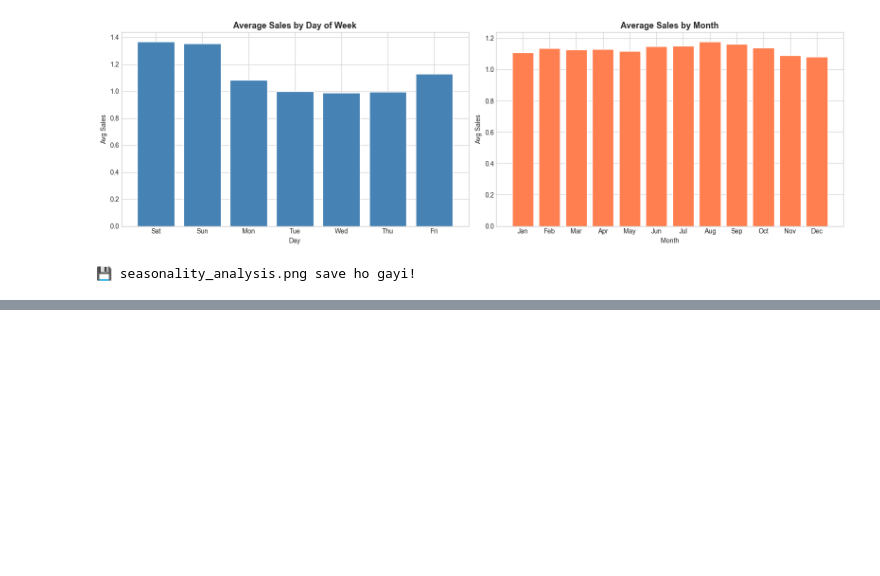
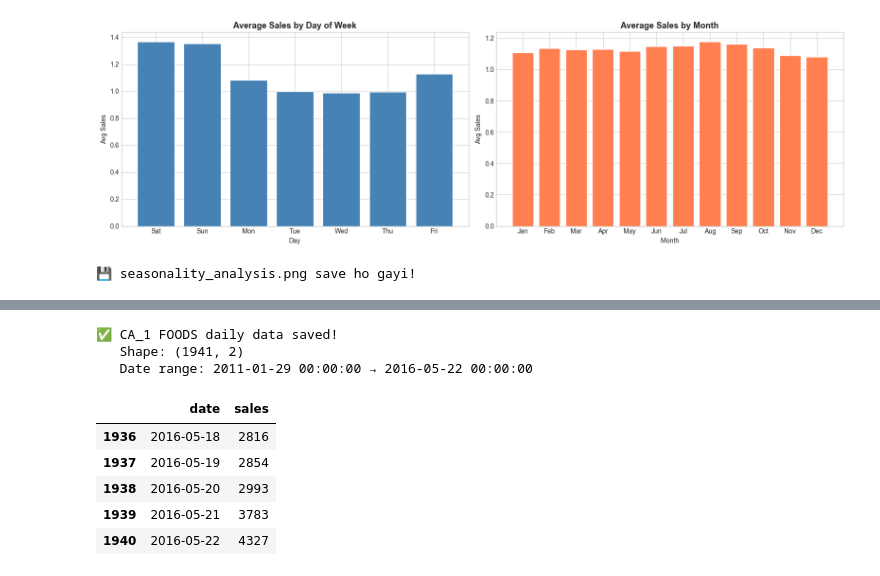
Before and after one commit to chashak20/demand-forecasting-project, a Jupyter notebook: Untitled.ipynb, the cells around one changed output, grey strips where cells are left out. Saved outputs shown, nothing was run; the diff lists cells and outputs as text; code cells hidden in the pictures; blank space fills up the shorter version.

```diff
--- a/Untitled.ipynb
+++ b/Untitled.ipynb
@@ -159,0 +197,24 @@ print('💾 seasonality_analysis.png save ho gayi!')
+# %%
+# Ek specific store ka data save karo modelling ke liye
+# (CA_1 store, FOODS category — sab models pe test karenge isko)
+store_data = sales_long[
+    (sales_long['store_id'] == 'CA_1') &
+    (sales_long['cat_id']   == 'FOODS')
+].groupby('date')['sales'].sum().reset_index()
+
+store_data.to_csv('C:\demand_Forecasting\data.csv', index=False)
+
+print(f'✅ CA_1 FOODS daily data saved!')
+print(f'   Shape: {store_data.shape}')
+print(f'   Date range: {store_data["date"].min()} → {store_data["date"].max()}')
+store_data.tail()
+# %% [output]
+✅ CA_1 FOODS daily data saved!
+   Shape: (1941, 2)
+   Date range: 2011-01-29 00:00:00 → 2016-05-22 00:00:00
+|  | date | sales |
+| 1936 | 2016-05-18 | 2816 |
+| 1937 | 2016-05-19 | 2854 |
+| 1938 | 2016-05-20 | 2993 |
+| 1939 | 2016-05-21 | 3783 |
+| 1940 | 2016-05-22 | 4327 |
```
Also changed, not shown: parts of 2 cells of this notebook, 2 other files.
